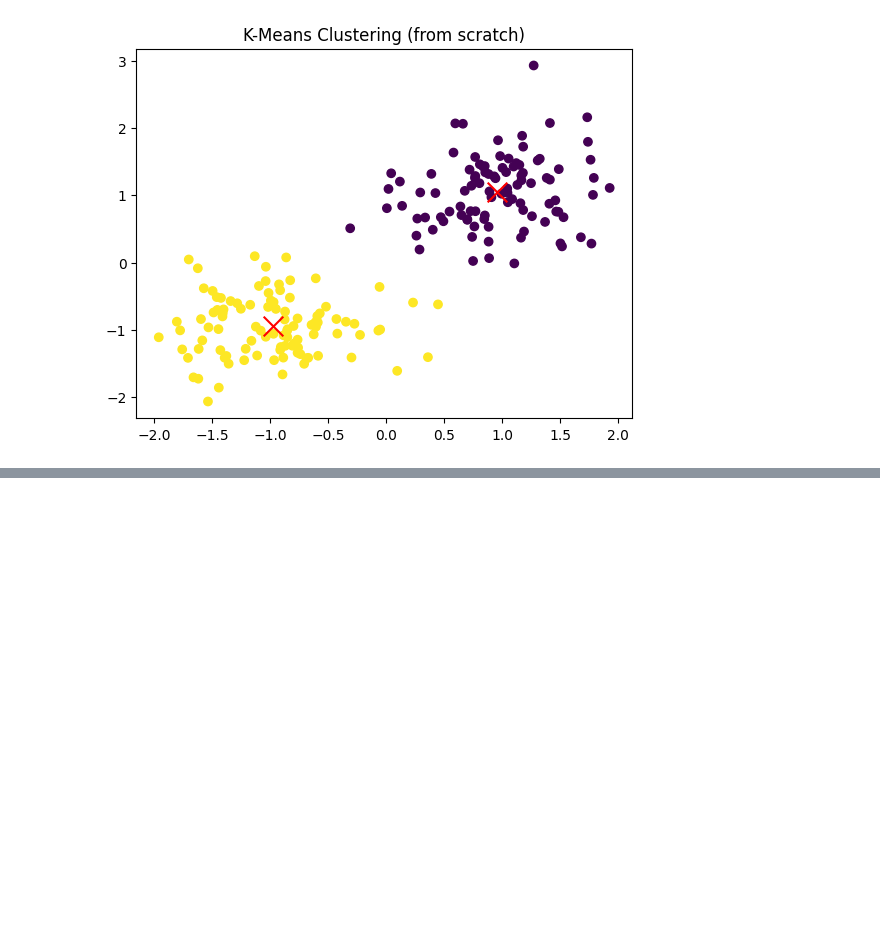
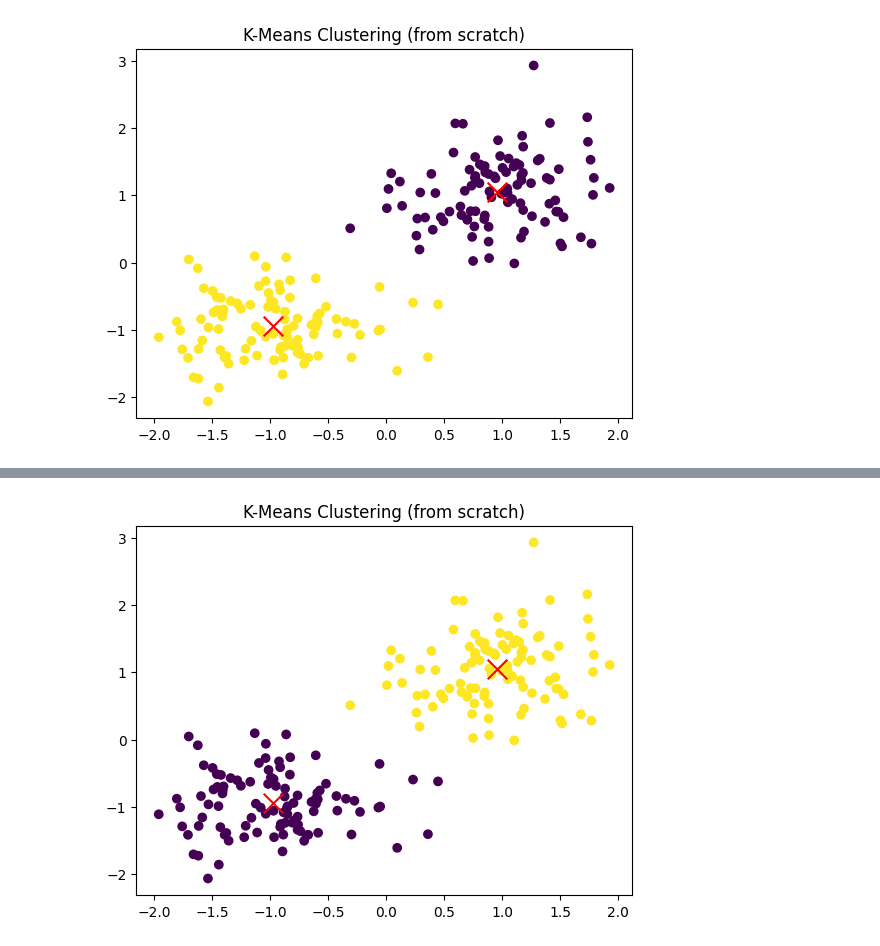
Before and after one commit to ongxuanhong/polar_duckdb_benchmarks, a Jupyter notebook: 04_kmeans.ipynb, the cells around one changed output, grey strips where cells are left out. Saved outputs shown, nothing was run; the diff lists cells and outputs as text; code cells hidden in the pictures; blank space fills up the shorter version.

Commit message:
Polars k-means

```diff
--- a/04_kmeans.ipynb
+++ b/04_kmeans.ipynb
@@ -174,0 +177,90 @@ plt.show()
+# %%
+import polars as pl
+import numpy as np
+import matplotlib.pyplot as plt
+
+
+# Step 1: Initialize K-Means parameters
+def initialize_centroids(data, k):
+    """Randomly initialize centroids by selecting k random points from the dataset."""
+    centroids = data.sample(
+        n=k
+    ).to_numpy()  # Randomly select k rows as initial centroids
+    return centroids
+
+
+# Step 2: Assign points to the nearest centroid
+def assign_clusters(data, centroids):
+    """Assign each data point to the nearest centroid."""
+    data_points = data.select(["x", "y"]).to_numpy()  # Extract only the numeric columns
+    distances = np.sqrt(
+        ((data_points[:, np.newaxis] - centroids) ** 2).sum(axis=2)
+    )  # Calculate distances
+    return np.argmin(distances, axis=1)  # Return the index of the nearest centroid
+
+
+# Step 3: Update centroids by calculating the mean of points in each cluster
+def update_centroids(data, labels, k):
+    """Update centroid positions by taking the mean of the points assigned to each cluster."""
+    new_centroids = np.array(
+        [
+            data.filter(pl.col("labels") == i)
+            .select(["x", "y"])
+            .mean()
+            .to_numpy()
+            .flatten()
+            for i in range(k)
+        ]
+    )
+    return new_centroids
+
+
+# K-Means Clustering Algorithm
+def kmeans(data, k, max_iters=100, tol=1e-4):
+    """Perform K-Means clustering from scratch."""
+    # Initialize centroids
+    centroids = initialize_centroids(data, k)
+
+    for _ in range(max_iters):
+        old_centroids = centroids.copy()
+
+        # Assign clusters
+        labels = assign_clusters(data, centroids)
+        data = data.with_columns(pl.Series("labels", labels))
+
+        # Update centroids
+        centroids = update_centroids(data, labels, k)
+
+        # Check for convergence (if centroids do not change much)
+        if np.all(np.abs(centroids - old_centroids) < tol):
+            break
+
+    return centroids, labels
+
+
+# Step 4: Test the K-Means implementation
+
+# Example dataset: Create some simple 2D data points
+np.random.seed(42)
+data = pl.DataFrame(
+    {
+        "x": np.concatenate(
+            [np.random.randn(100) * 0.5 + 1, np.random.randn(100) * 0.5 - 1]
+        ),
+        "y": np.concatenate(
+            [np.random.randn(100) * 0.5 + 1, np.random.randn(100) * 0.5 - 1]
+        ),
+    }
+)
+
+# Perform K-Means clustering
+k = 2
+centroids, labels = kmeans(data, k)
+
+# Plot the results
+plt.scatter(data["x"], data["y"], c=labels, cmap="viridis")
+plt.scatter(centroids[:, 0], centroids[:, 1], s=200, c="red", marker="x")
+plt.title("K-Means Clustering (from scratch)")
+plt.show()
+# %% [output]
+[figure, added]
```
Also changed, not shown: parts of 1 cell of this notebook.
